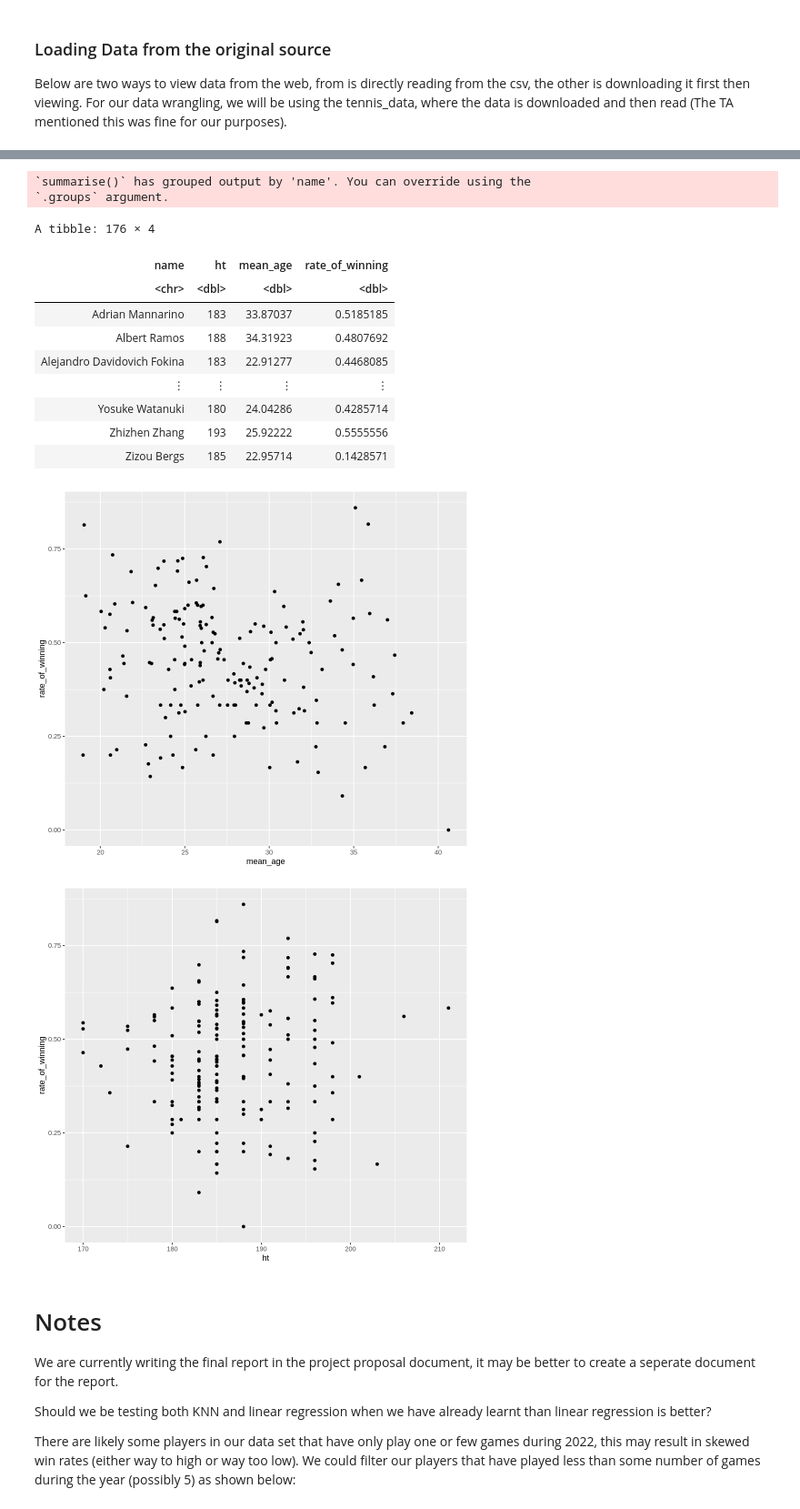
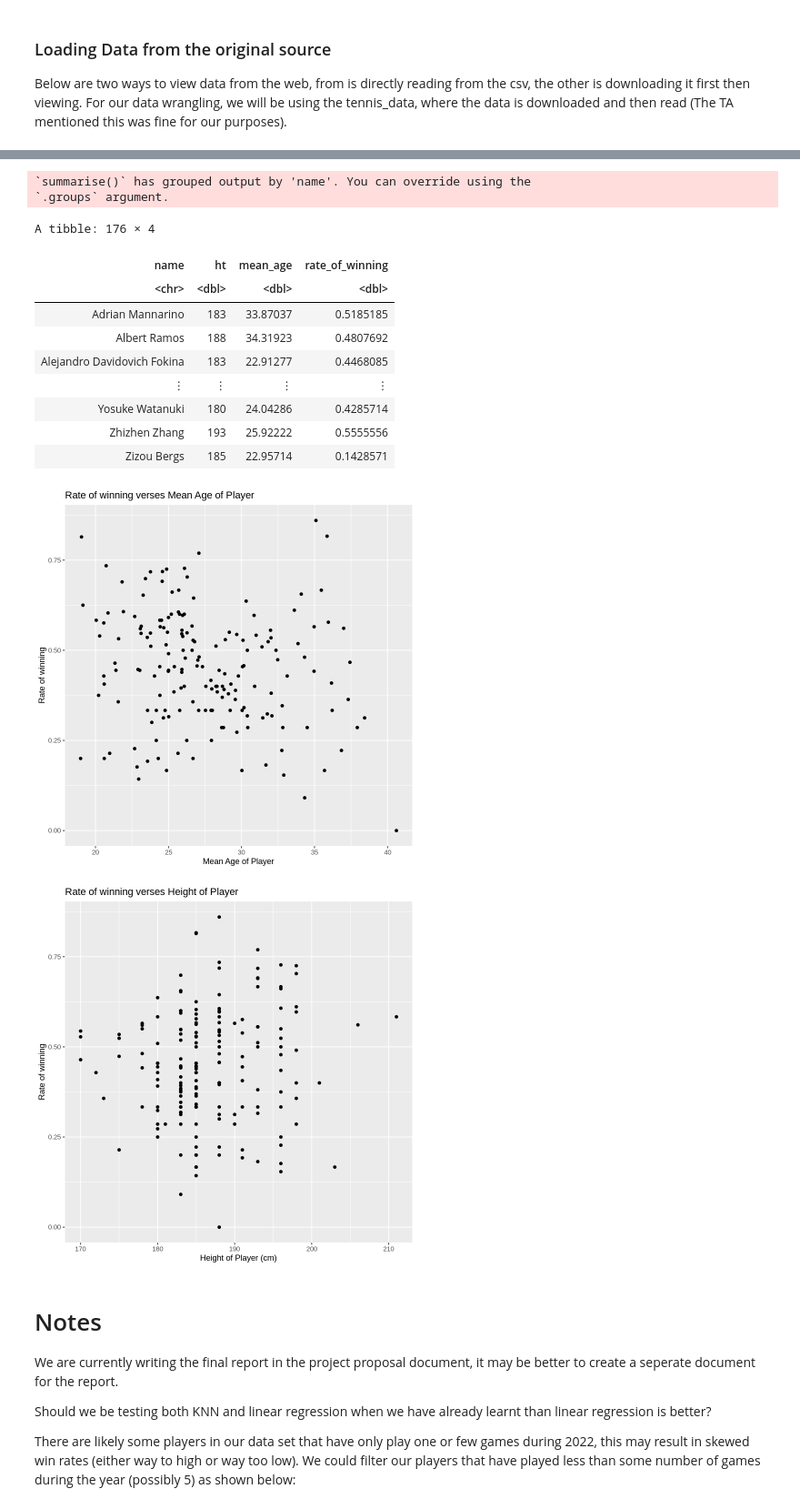
Before and after one commit to BoBomanUltra/Project_Group_39, a Jupyter notebook: Project_Proposal.ipynb, the cells around one changed output, grey strips where cells are left out. Shown at 91% size. Cells and saved outputs as stored; diff of their text form; code cells hidden in the pictures.

```diff
--- a/Project_Proposal.ipynb
+++ b/Project_Proposal.ipynb
@@ -117,5 +117,4 @@ A spec_tbl_df: 2917 × 49
 # %%
-#New data set with all the players, their heights, average age and rate of winning
 player_stats_winners<-tennis_data|> select(winner_age, winner_ht, winner_name)|>
     rename(
     age = winner_age,
@@ -133,42 +132,44 @@ player_stats_losers<- tennis_data |>
     mutate(results = "lose")
 
 
 player_stats <- rbind(player_stats_winners, player_stats_losers)|>
     filter(age!="NA", ht!="NA")|>
     mutate(results = as_factor(results))|>
     mutate(results = as.numeric(results))|>
     mutate(results = results-1)|>
     group_by(name, ht)|>
     summarize(rate_of_losing=mean(results), mean_age=mean(age), matches_played = n())|>
     ungroup() |>
     filter(matches_played >= 5) |>
     mutate(rate_of_winning = 1 - rate_of_losing) |>
     select(-rate_of_losing, -matches_played)
-#|> arrange(rate_of_winning)
+
 player_stats
 
-graph_age <- ggplot(player_stats, aes(x=mean_age, y=rate_of_winning)) +
-    geom_point()
+age_graph_unscaled <- ggplot(player_stats, aes(x=mean_age, y=rate_of_winning)) +
+    geom_point()+
+    labs(x="Mean Age of Player", y="Rate of winning", title="Rate of winning verses Mean Age of Player")
 
-graph_ht <- ggplot(player_stats, aes(x=ht, y=rate_of_winning)) +
-    geom_point()
-graph_age
-graph_ht
+ht_graph_unscaled <- ggplot(player_stats, aes(x=ht, y=rate_of_winning)) +
+    geom_point()+
+    labs(x="Height of Player (cm)", y="Rate of winning", title="Rate of winning verses Height of Player")
+age_graph_unscaled
+ht_graph_unscaled
 # %% [output]
 `summarise()` has grouped output by 'name'. You can override using the
 `.groups` argument.
 A tibble: 176 × 4
 | name | ht | mean_age | rate_of_winning |
 | <chr> | <dbl> | <dbl> | <dbl> |
 | Adrian Mannarino | 183 | 33.87037 | 0.5185185 |
 | Albert Ramos | 188 | 34.31923 | 0.4807692 |
 | Alejandro Davidovich Fokina | 183 | 22.91277 | 0.4468085 |
 | ⋮ | ⋮ | ⋮ | ⋮ |
 | Yosuke Watanuki | 180 | 24.04286 | 0.4285714 |
 | Zhizhen Zhang | 193 | 25.92222 | 0.5555556 |
 | Zizou Bergs | 185 | 22.95714 | 0.1428571 |
-[figure, old version]
+[figure, new version]
-[figure, old version]
+[figure, new version]
 # %% [markdown]
 # Notes
 We are currently writing the final report in the project proposal document, it may be better to create a seperate document for the report.
```
Also changed, not shown: parts of 2 cells of this notebook.
